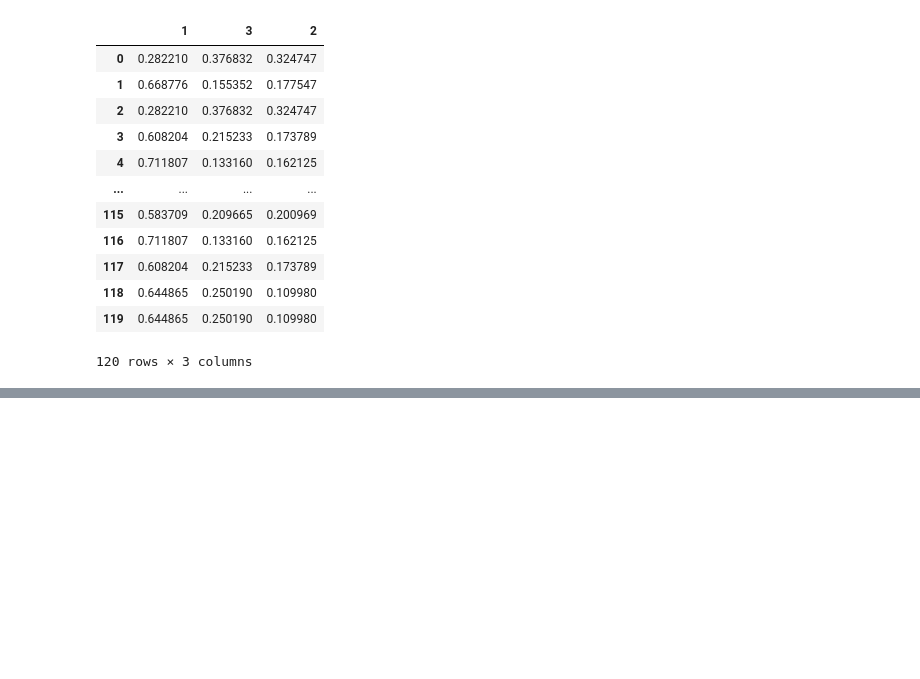
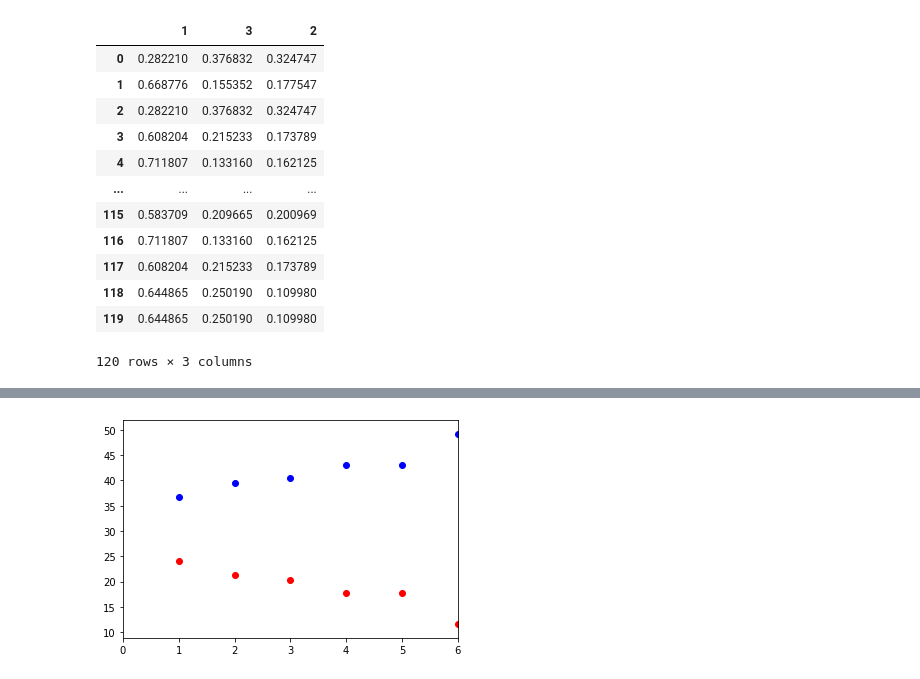
Before and after one commit to joeng2004/dataQuest, a Jupyter notebook: Part 7 ML Intro/Part7_3.ipynb, the cells around one changed output, grey strips where cells are left out. Saved outputs shown, nothing was run; the diff lists cells and outputs as text; code cells hidden in the pictures; blank space fills up the shorter version.

```diff
--- a/Part 7 ML Intro/Part7_3.ipynb
+++ b/Part 7 ML Intro/Part7_3.ipynb
@@ -373,0 +474,7 @@ testing_probs
+# %%
+plt.scatter([1,2,3,4,5,6,7],[one_mse,two_mse,three_mse,four_mse,five_mse,six_mse,seven_mse],c='red')
+plt.scatter([1,2,3,4,5,6,7],[one_var,two_var,three_var,four_var,five_var,six_var,seven_var], c = 'blue')
+plt.xlim(0, 6)
+plt.show()
+# %% [output]
+[figure, added]
```
Also changed, not shown: parts of 8 cells of this notebook, 2 other files.
